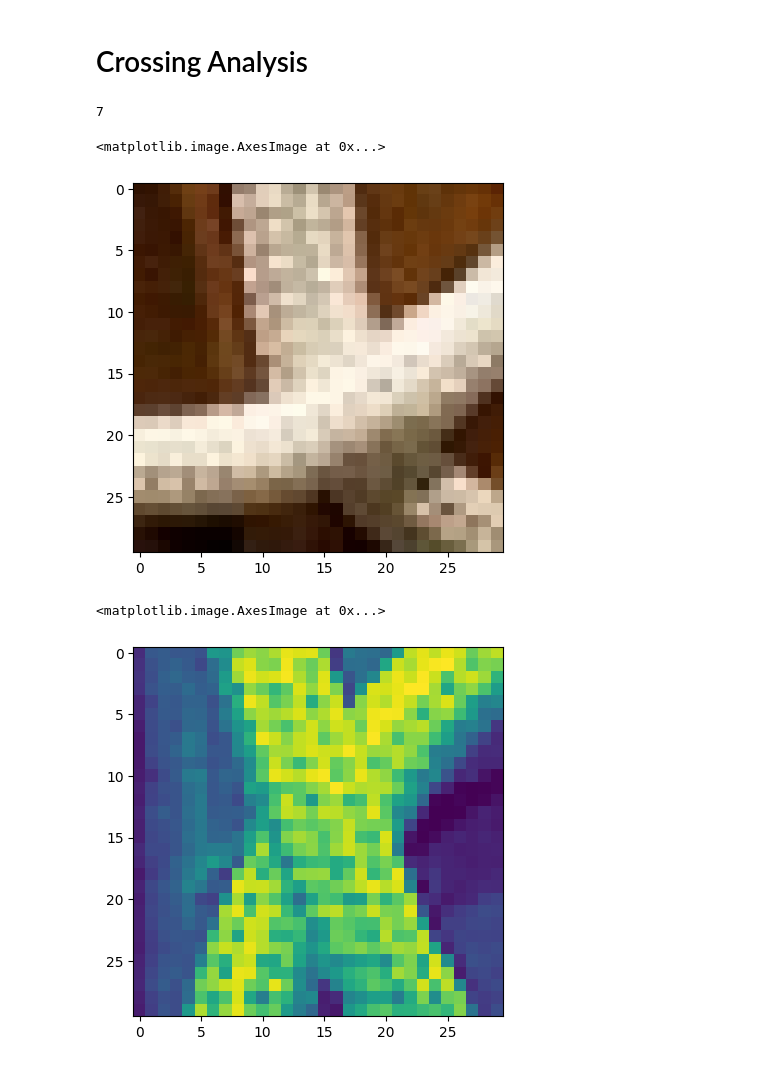
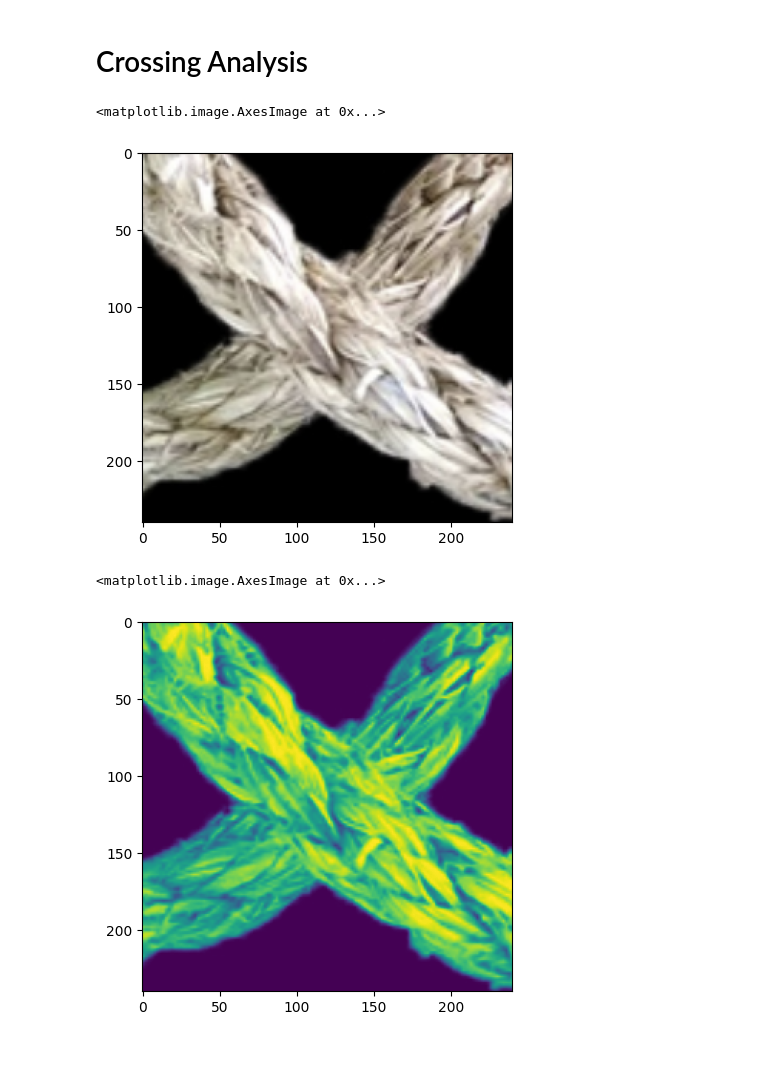
Before and after one commit to PhilJ0ly/knotId, a Jupyter notebook: skeleton_zhang.ipynb, the cells around one changed output. Drawn from its saved outputs; the diff is of its cells as text; code cells hidden in the pictures.

```diff
--- a/skeleton_zhang.ipynb
+++ b/skeleton_zhang.ipynb
@@ -27,6 +22,16 @@ img_original =  io.imread(f'./examples/{i}_knot.png')[...,:3]
 img_gray = rgb2gray(img_original)
 # %% [markdown]
 ## Region-Based Segmentation
+# %%
+def blur(img, k_size, blur_size):
+    kernel = np.ones((k_size,k_size))
+
+    closing = ndimage.binary_closing(img, structure=kernel)
+    opening = ndimage.binary_opening(closing, structure=kernel)
+
+    result = ndimage.median_filter(opening, size=blur_size)
+
+    return result
 # %%
 elevation_map = sobel(img_gray)
 
@@ -36,6 +41,7 @@ markers[img_gray>150/255]=2
 markers = markers.astype(np.int32)
 
 bw = watershed(elevation_map, markers)-1
+bw = blur(bw, 10, 16)
 plt.imshow(bw)
 # %% [output]
 <matplotlib.image.AxesImage at 0x...>
@@ -43,5 +49,5 @@ plt.imshow(bw)
 # %%
-sk = morphology.skeletonize(bw)
-plt.imshow(sk)
+skeleton = morphology.skeletonize(bw)
+plt.imshow(skeleton)
 # %% [output]
 <matplotlib.image.AxesImage at 0x...>
@@ -97,18 +103,18 @@ def zhangSuen(image):
 # %% [markdown]
 ## Results
 # %%
-skeleton = zhangSuen(bw)
-fig, ax = plt.subplots(1, 3)
-ax1, ax2, ax3 = ax.ravel()
-ax1.imshow(img_original)
-ax1.set_title('Original Image')
-ax1.axis('off')
+# skeleton = zhangSuen(bw)
+# fig, ax = plt.subplots(1, 3)
+# ax1, ax2, ax3 = ax.ravel()
+# ax1.imshow(img_original)
+# ax1.set_title('Original Image')
+# ax1.axis('off')
 
-ax2.imshow(bw)
-ax2.set_title('Binary Image')
-ax2.axis('off')
+# ax2.imshow(bw)
+# ax2.set_title('Binary Image')
+# ax2.axis('off')
 
-ax3.imshow(skeleton)
-ax3.set_title('Image Skeleton')
-ax3.axis('off')
-plt.show()
+# ax3.imshow(skeleton)
+# ax3.set_title('Image Skeleton')
+# ax3.axis('off')
+# plt.show()
@@ -417,21 +402,17 @@ new_ints = []
 for node in G.nodes:
     if G.degree(node) == 4:
         new_ints.append(node)
-# %%
-print(len(new_ints))
-# %% [output]
-7
 # %%
-c = 15
-x,y = new_ints[0]
+c = 8*15
+x,y = new_ints[2]
 w, h, _ = img_original.shape
 plt.imshow(img_original[max(0,x-c):min(w,x+c),max(0, y-c):min(h, y+c)])
 # %% [output]
 <matplotlib.image.AxesImage at 0x...>
-[figure, old version]
+[figure, new version]
 # %%
 cross = img_gray[max(0,x-c):min(w,x+c),max(0, y-c):min(h, y+c)]
 plt.imshow(cross)
 # %% [output]
 <matplotlib.image.AxesImage at 0x...>
-[figure, old version]
+[figure, new version]
```
Also changed, not shown: parts of 15 cells of this notebook, 1 other file.
